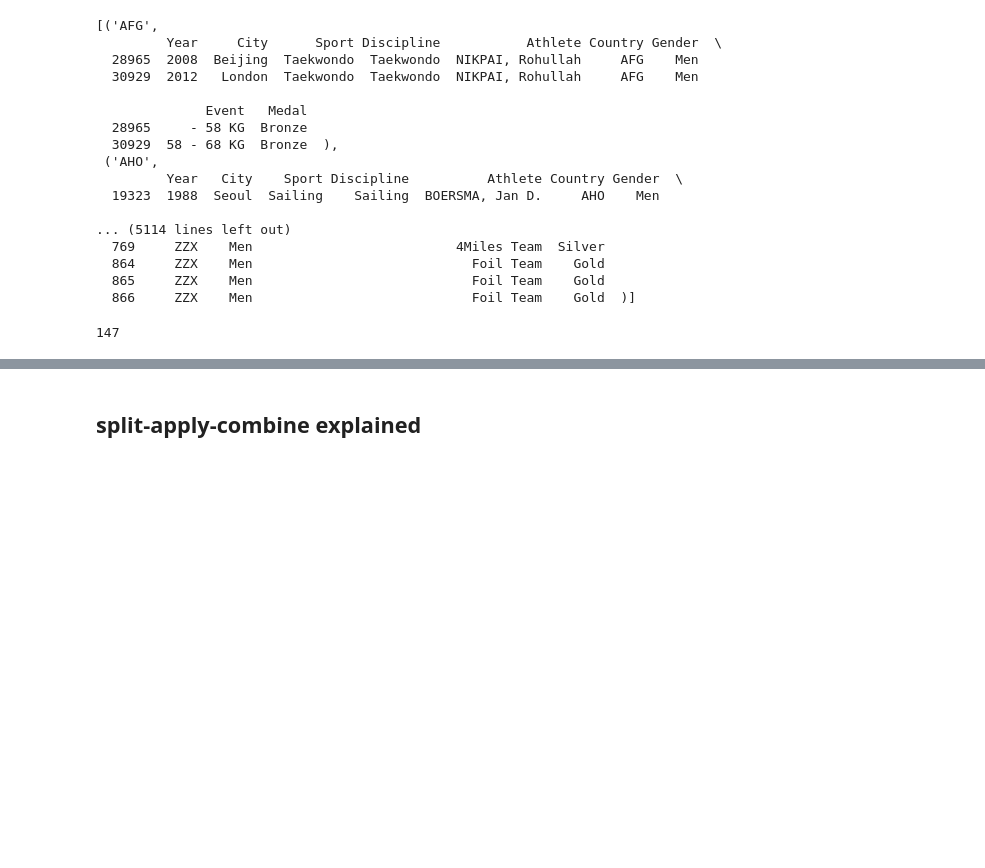
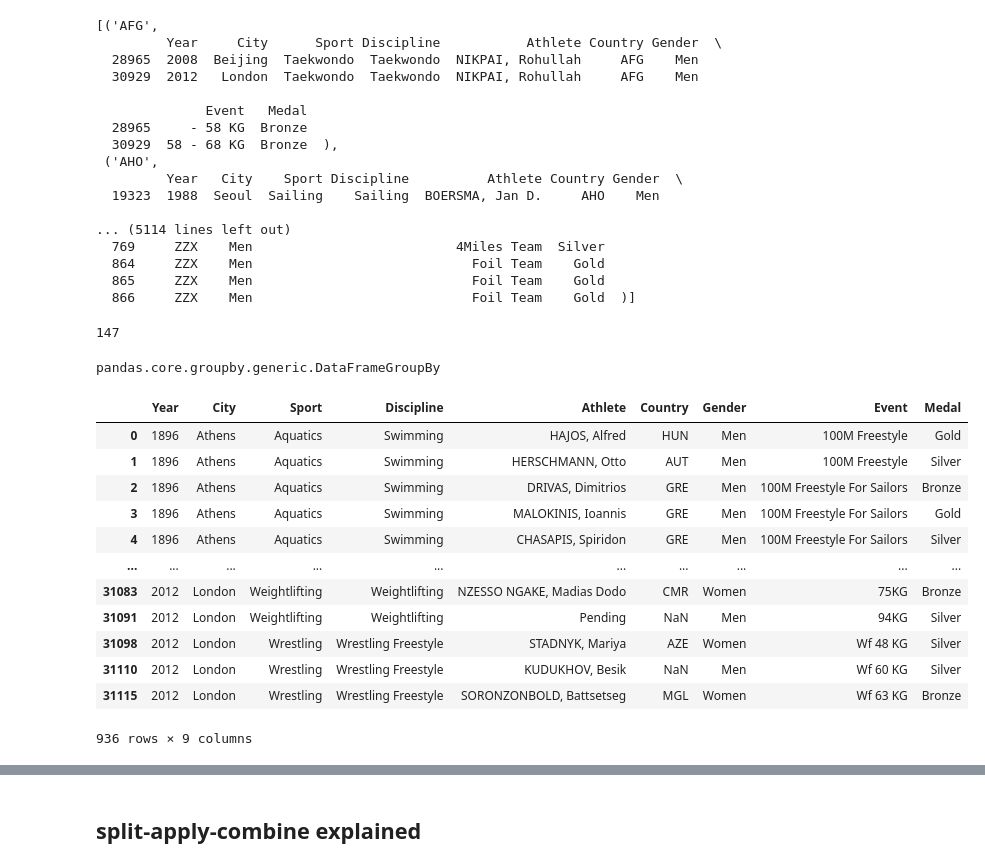
Before and after one commit to lincolnmuriithi11/Stock_Analysis-, a Jupyter notebook: Financial Analysis/NB_08_Pandas_Advanced_2.ipynb, the cells around one changed output, grey strips where cells are left out. Drawn from its saved outputs; the diff is of its cells as text; code cells hidden in the pictures; blank space fills up the shorter version.

Commit message:
groupby exerciseS complete

```diff
--- a/Financial Analysis/NB_08_Pandas_Advanced_2.ipynb
+++ b/Financial Analysis/NB_08_Pandas_Advanced_2.ipynb
@@ -261,6 +261,26 @@ len(l)
 l[100][1]
 # %%
 split2 = summer.groupby(by = ["Country", "Gender"])
+# %%
+type(split2)
+# %% [output]
+pandas.core.groupby.generic.DataFrameGroupBy
+# %%
+split2.head()
+# %% [output]
+|  | Year | City | Sport | Discipline | Athlete | Country | Gender | Event | Medal |
+| 0 | 1896 | Athens | Aquatics | Swimming | HAJOS, Alfred | HUN | Men | 100M Freestyle | Gold |
+| 1 | 1896 | Athens | Aquatics | Swimming | HERSCHMANN, Otto | AUT | Men | 100M Freestyle | Silver |
+| 2 | 1896 | Athens | Aquatics | Swimming | DRIVAS, Dimitrios | GRE | Men | 100M Freestyle For Sailors | Bronze |
+| 3 | 1896 | Athens | Aquatics | Swimming | MALOKINIS, Ioannis | GRE | Men | 100M Freestyle For Sailors | Gold |
+| 4 | 1896 | Athens | Aquatics | Swimming | CHASAPIS, Spiridon | GRE | Men | 100M Freestyle For Sailors | Silver |
+| ... | ... | ... | ... | ... | ... | ... | ... | ... | ... |
+| 31083 | 2012 | London | Weightlifting | Weightlifting | NZESSO NGAKE, Madias Dodo | CMR | Women | 75KG | Bronze |
+| 31091 | 2012 | London | Weightlifting | Weightlifting | Pending | NaN | Men | 94KG | Silver |
+| 31098 | 2012 | London | Wrestling | Wrestling Freestyle | STADNYK, Mariya | AZE | Women | Wf 48 KG | Silver |
+| 31110 | 2012 | London | Wrestling | Wrestling Freestyle | KUDUKHOV, Besik | NaN | Men | Wf 60 KG | Silver |
+| 31115 | 2012 | London | Wrestling | Wrestling Freestyle | SORONZONBOLD, Battsetseg | MGL | Women | Wf 63 KG | Bronze |
+936 rows × 9 columns
 # %%
 l2 = list(split2)
 l2
```
Also changed, not shown: parts of 74 cells of this notebook.
